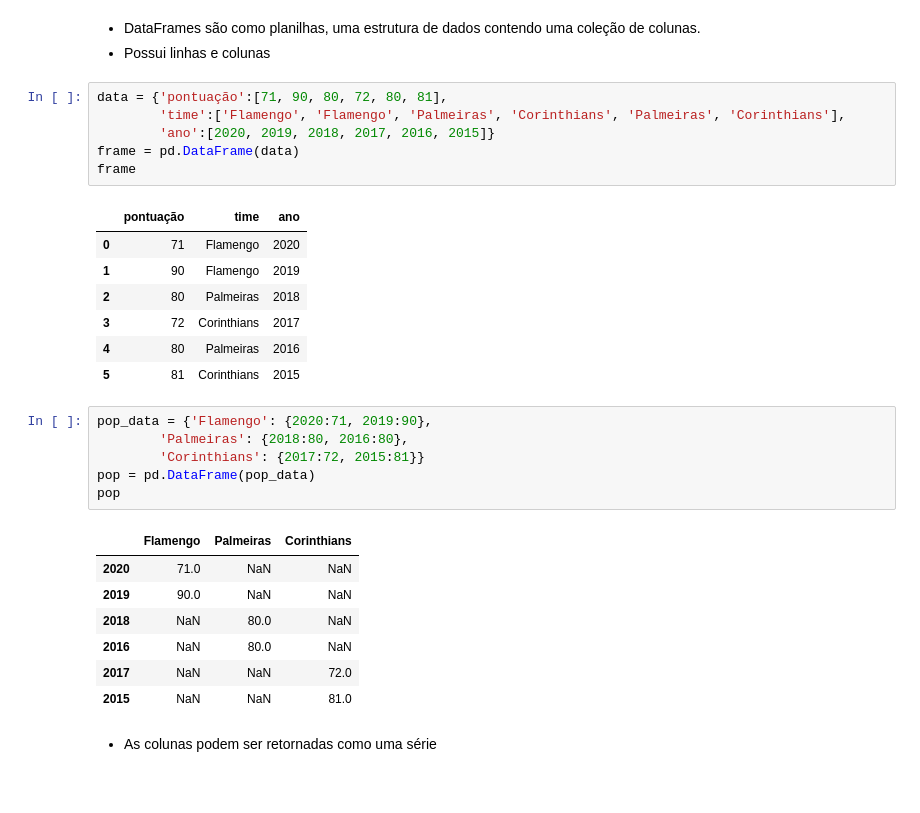
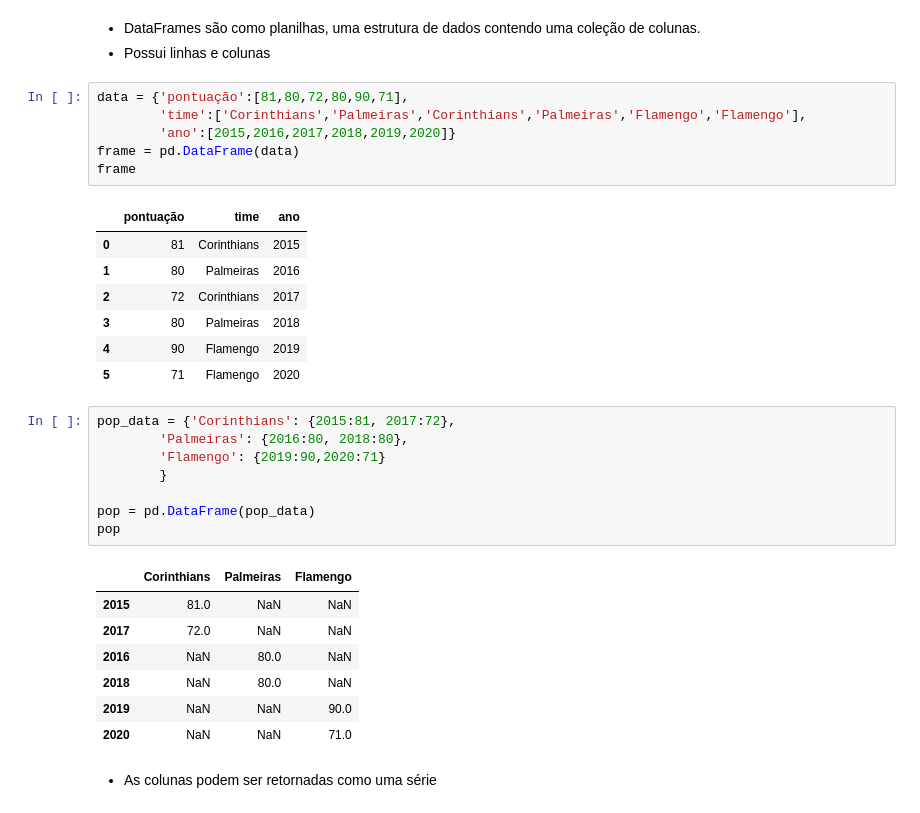
Before and after one commit to andrelbd1/teaching-data-science, a Jupyter notebook: 01. Series, DataFrame and Reindex.ipynb, the cells around one changed output. Cells and saved outputs as stored; diff of their text form.

```diff
--- a/01. Series, DataFrame and Reindex.ipynb
+++ b/01. Series, DataFrame and Reindex.ipynb
@@ -157,33 +157,35 @@ dtype: float64
 - DataFrames são como planilhas, uma estrutura de dados contendo uma coleção de colunas.
 - Possui linhas e colunas
 # %%
-data = {'pontuação':[71, 90, 80, 72, 80, 81],
-        'time':['Flamengo', 'Flamengo', 'Palmeiras', 'Corinthians', 'Palmeiras', 'Corinthians'],
-        'ano':[2020, 2019, 2018, 2017, 2016, 2015]}
+data = {'pontuação':[81,80,72,80,90,71],
+        'time':['Corinthians','Palmeiras','Corinthians','Palmeiras','Flamengo','Flamengo'],
+        'ano':[2015,2016,2017,2018,2019,2020]}
 frame = pd.DataFrame(data)
 frame
 # %% [output]
 |  | pontuação | time | ano |
-| 0 | 71 | Flamengo | 2020 |
-| 1 | 90 | Flamengo | 2019 |
-| 2 | 80 | Palmeiras | 2018 |
-| 3 | 72 | Corinthians | 2017 |
-| 4 | 80 | Palmeiras | 2016 |
-| 5 | 81 | Corinthians | 2015 |
+| 0 | 81 | Corinthians | 2015 |
+| 1 | 80 | Palmeiras | 2016 |
+| 2 | 72 | Corinthians | 2017 |
+| 3 | 80 | Palmeiras | 2018 |
+| 4 | 90 | Flamengo | 2019 |
+| 5 | 71 | Flamengo | 2020 |
 # %%
-pop_data = {'Flamengo': {2020:71, 2019:90},
-        'Palmeiras': {2018:80, 2016:80},
-        'Corinthians': {2017:72, 2015:81}}
+pop_data = {'Corinthians': {2015:81, 2017:72},
+        'Palmeiras': {2016:80, 2018:80},
+        'Flamengo': {2019:90,2020:71}
+        }
+
 pop = pd.DataFrame(pop_data)
 pop
 # %% [output]
-|  | Flamengo | Palmeiras | Corinthians |
-| 2020 | 71.0 | NaN | NaN |
-| 2019 | 90.0 | NaN | NaN |
+|  | Corinthians | Palmeiras | Flamengo |
+| 2015 | 81.0 | NaN | NaN |
+| 2017 | 72.0 | NaN | NaN |
+| 2016 | NaN | 80.0 | NaN |
 | 2018 | NaN | 80.0 | NaN |
-| 2016 | NaN | 80.0 | NaN |
-| 2017 | NaN | NaN | 72.0 |
-| 2015 | NaN | NaN | 81.0 |
+| 2019 | NaN | NaN | 90.0 |
+| 2020 | NaN | NaN | 71.0 |
 # %% [markdown]
 - As colunas podem ser retornadas como uma série
 # %%
```
Also changed, not shown: parts of 20 cells of this notebook.
